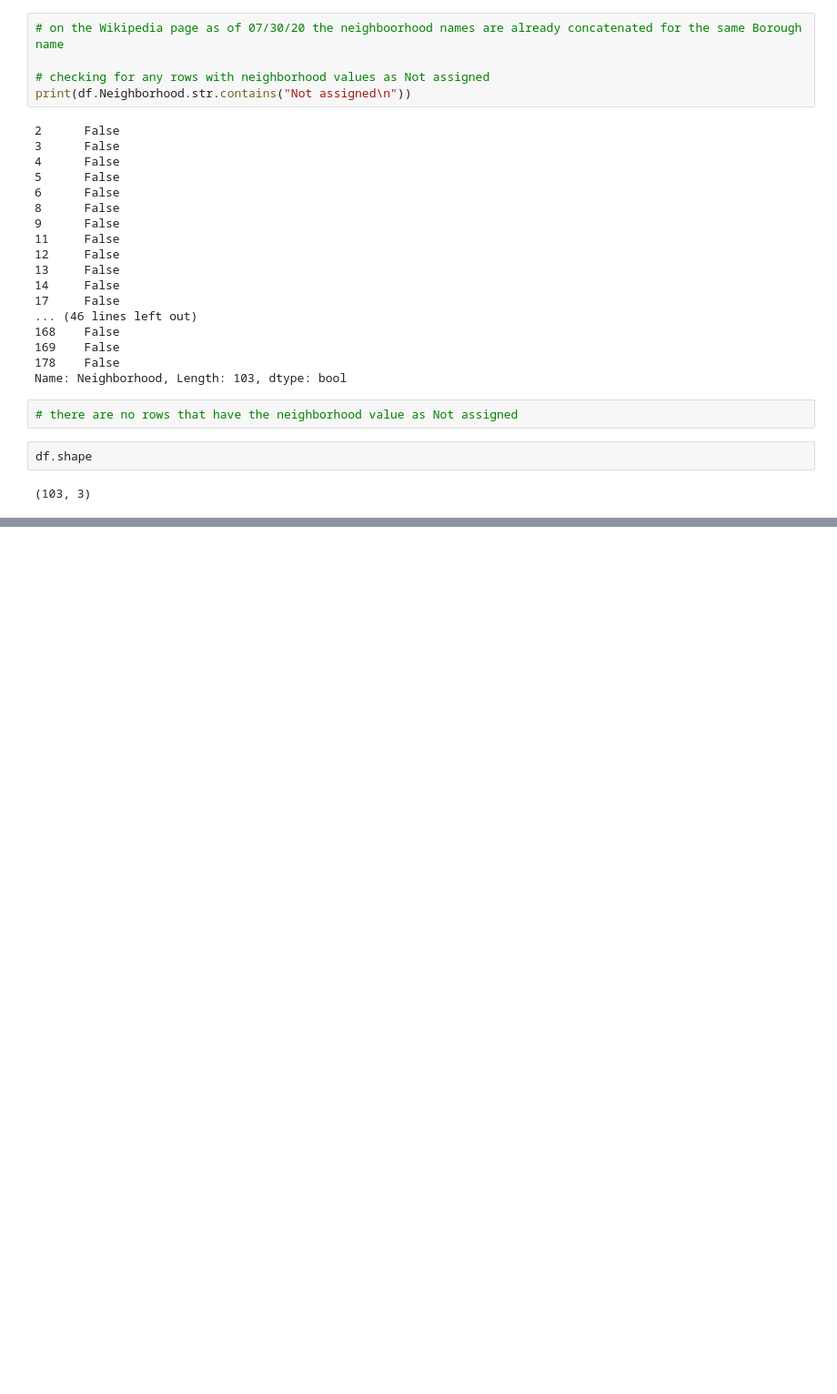
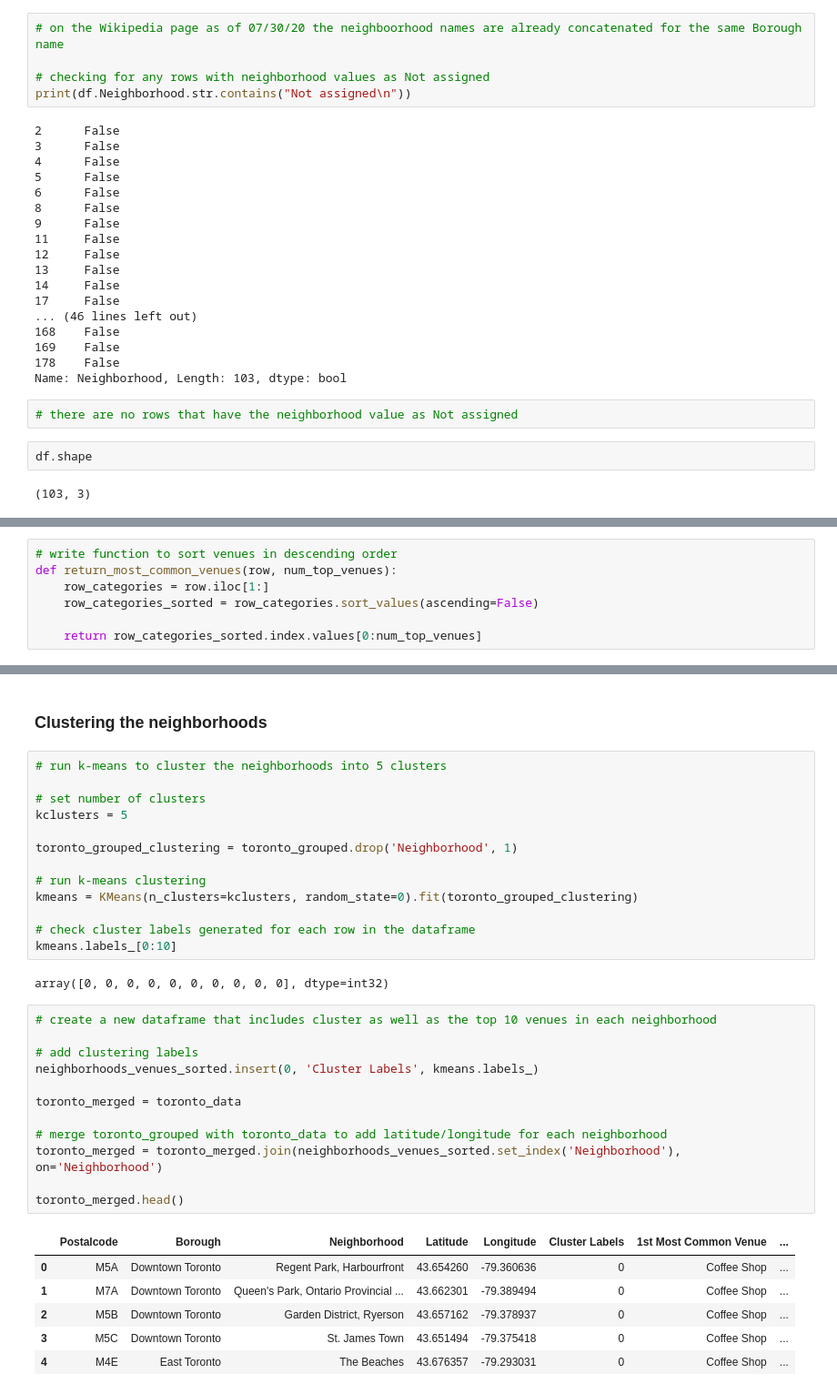
Before and after one commit to 5vasavi/Coursera_Capstone, a Jupyter notebook: week 3 - Segmentation Clustering Toronto.ipynb, the cells around one changed output, grey strips where cells are left out. Shown: that part at 91% size. Saved outputs shown, nothing was run; the diff lists cells and outputs as text; blank space fills up the shorter version.

```diff
--- a/week 3 - Segmentation Clustering Toronto.ipynb
+++ b/week 3 - Segmentation Clustering Toronto.ipynb
@@ -156,0 +408,7 @@ df.shape
+# %%
+# write function to sort venues in descending order
+def return_most_common_venues(row, num_top_venues):
+    row_categories = row.iloc[1:]
+    row_categories_sorted = row_categories.sort_values(ascending=False)
+
+    return row_categories_sorted.index.values[0:num_top_venues]
@@ -156,0 +444,36 @@ df.shape
+# %% [markdown]
+### Clustering the neighborhoods
+# %%
+# run k-means to cluster the neighborhoods into 5 clusters
+
+# set number of clusters
+kclusters = 5
+
+toronto_grouped_clustering = toronto_grouped.drop('Neighborhood', 1)
+
+# run k-means clustering
+kmeans = KMeans(n_clusters=kclusters, random_state=0).fit(toronto_grouped_clustering)
+
+# check cluster labels generated for each row in the dataframe
+kmeans.labels_[0:10]
+# %% [output]
+array([0, 0, 0, 0, 0, 0, 0, 0, 0, 0], dtype=int32)
+# %%
+# create a new dataframe that includes cluster as well as the top 10 venues in each neighborhood
+
+# add clustering labels
+neighborhoods_venues_sorted.insert(0, 'Cluster Labels', kmeans.labels_)
+
+toronto_merged = toronto_data
+
+# merge toronto_grouped with toronto_data to add latitude/longitude for each neighborhood
+toronto_merged = toronto_merged.join(neighborhoods_venues_sorted.set_index('Neighborhood'), on='Neighborhood')
+
+toronto_merged.head()
+# %% [output]
+|  | Postalcode | Borough | Neighborhood | Latitude | Longitude | Cluster Labels | 1st Most Common Venue | ... |
+| 0 | M5A | Downtown Toronto | Regent Park, Harbourfront | 43.654260 | -79.360636 | 0 | Coffee Shop | ... |
+| 1 | M7A | Downtown Toronto | Queen's Park, Ontario Provincial ... | 43.662301 | -79.389494 | 0 | Coffee Shop | ... |
+| 2 | M5B | Downtown Toronto | Garden District, Ryerson | 43.657162 | -79.378937 | 0 | Coffee Shop | ... |
+| 3 | M5C | Downtown Toronto | St. James Town | 43.651494 | -79.375418 | 0 | Coffee Shop | ... |
+| 4 | M4E | East Toronto | The Beaches | 43.676357 | -79.293031 | 0 | Coffee Shop | ... |
```
Also changed, not shown: parts of 27 cells of this notebook.
